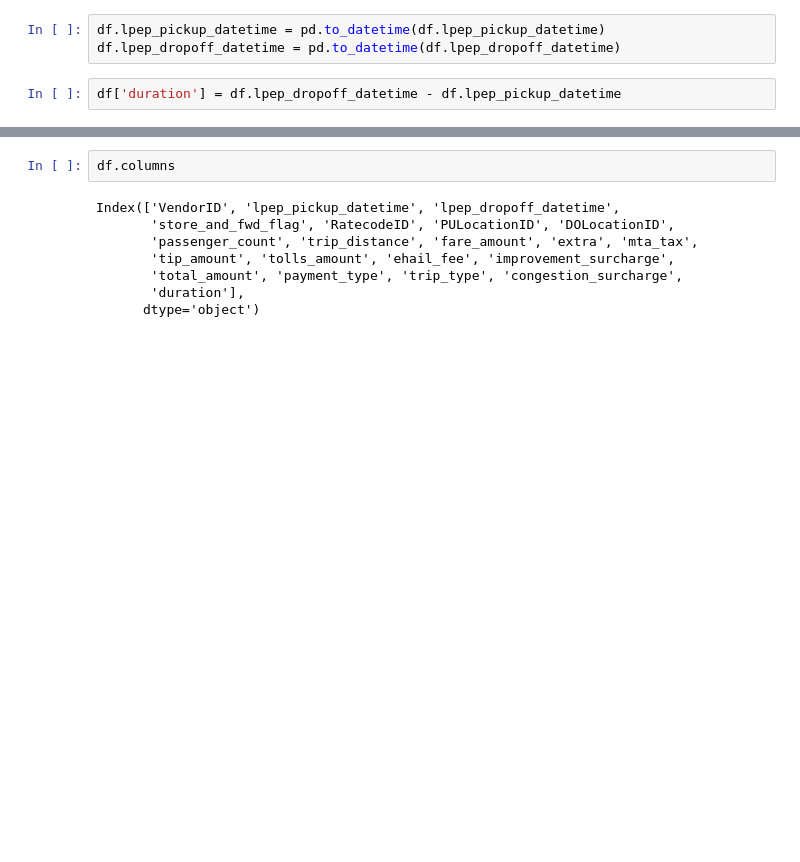
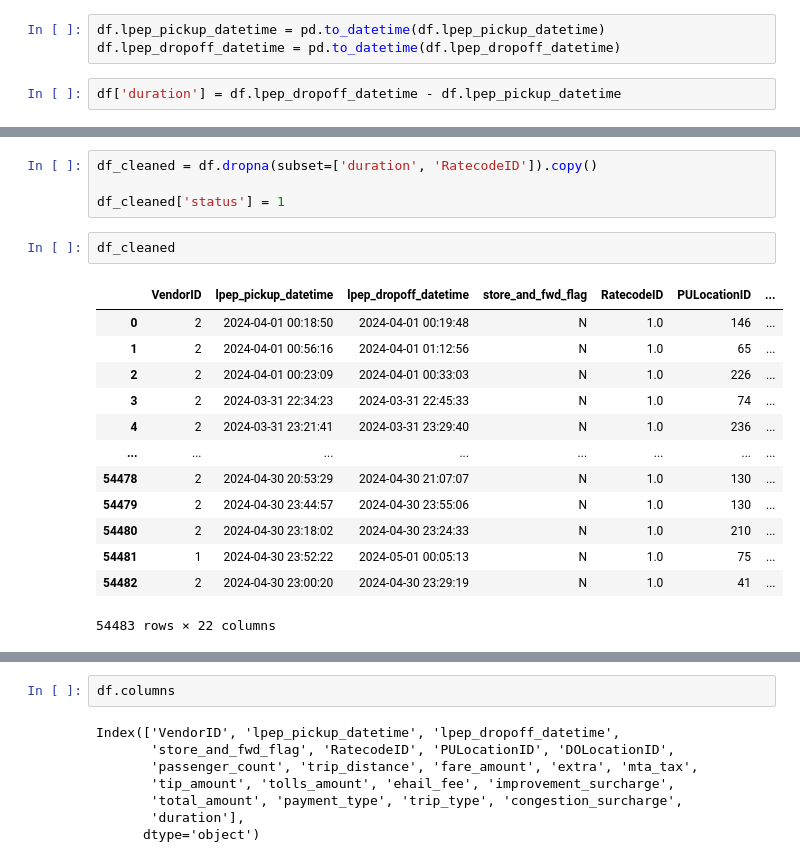
Before and after one commit to bruno2009/Course-MLOps, a Jupyter notebook: 01-intro/HomeWork.ipynb, the cells around one changed output, grey strips where cells are left out. Cells and saved outputs as stored; diff of their text form; blank space fills up the shorter version.

```diff
--- a/01-intro/HomeWork.ipynb
+++ b/01-intro/HomeWork.ipynb
@@ -84,3 +108,23 @@ plt.show()
+# %%
+df_cleaned = df.dropna(subset=['duration', 'RatecodeID']).copy()
+
+df_cleaned['status'] = 1
+# %%
+df_cleaned
+# %% [output]
+|  | VendorID | lpep_pickup_datetime | lpep_dropoff_datetime | store_and_fwd_flag | RatecodeID | PULocationID | ... |
+| 0 | 2 | 2024-04-01 00:18:50 | 2024-04-01 00:19:48 | N | 1.0 | 146 | ... |
+| 1 | 2 | 2024-04-01 00:56:16 | 2024-04-01 01:12:56 | N | 1.0 | 65 | ... |
+| 2 | 2 | 2024-04-01 00:23:09 | 2024-04-01 00:33:03 | N | 1.0 | 226 | ... |
+| 3 | 2 | 2024-03-31 22:34:23 | 2024-03-31 22:45:33 | N | 1.0 | 74 | ... |
+| 4 | 2 | 2024-03-31 23:21:41 | 2024-03-31 23:29:40 | N | 1.0 | 236 | ... |
+| ... | ... | ... | ... | ... | ... | ... | ... |
+| 54478 | 2 | 2024-04-30 20:53:29 | 2024-04-30 21:07:07 | N | 1.0 | 130 | ... |
+| 54479 | 2 | 2024-04-30 23:44:57 | 2024-04-30 23:55:06 | N | 1.0 | 130 | ... |
+| 54480 | 2 | 2024-04-30 23:18:02 | 2024-04-30 23:24:33 | N | 1.0 | 210 | ... |
+| 54481 | 1 | 2024-04-30 23:52:22 | 2024-05-01 00:05:13 | N | 1.0 | 75 | ... |
+| 54482 | 2 | 2024-04-30 23:00:20 | 2024-04-30 23:29:19 | N | 1.0 | 41 | ... |
+54483 rows × 22 columns
 # %%
 sa_df = df[['duration']].copy()
 sa_df['status'] = 1
```
Also changed, not shown: parts of 9 cells of this notebook, 1 other file.
